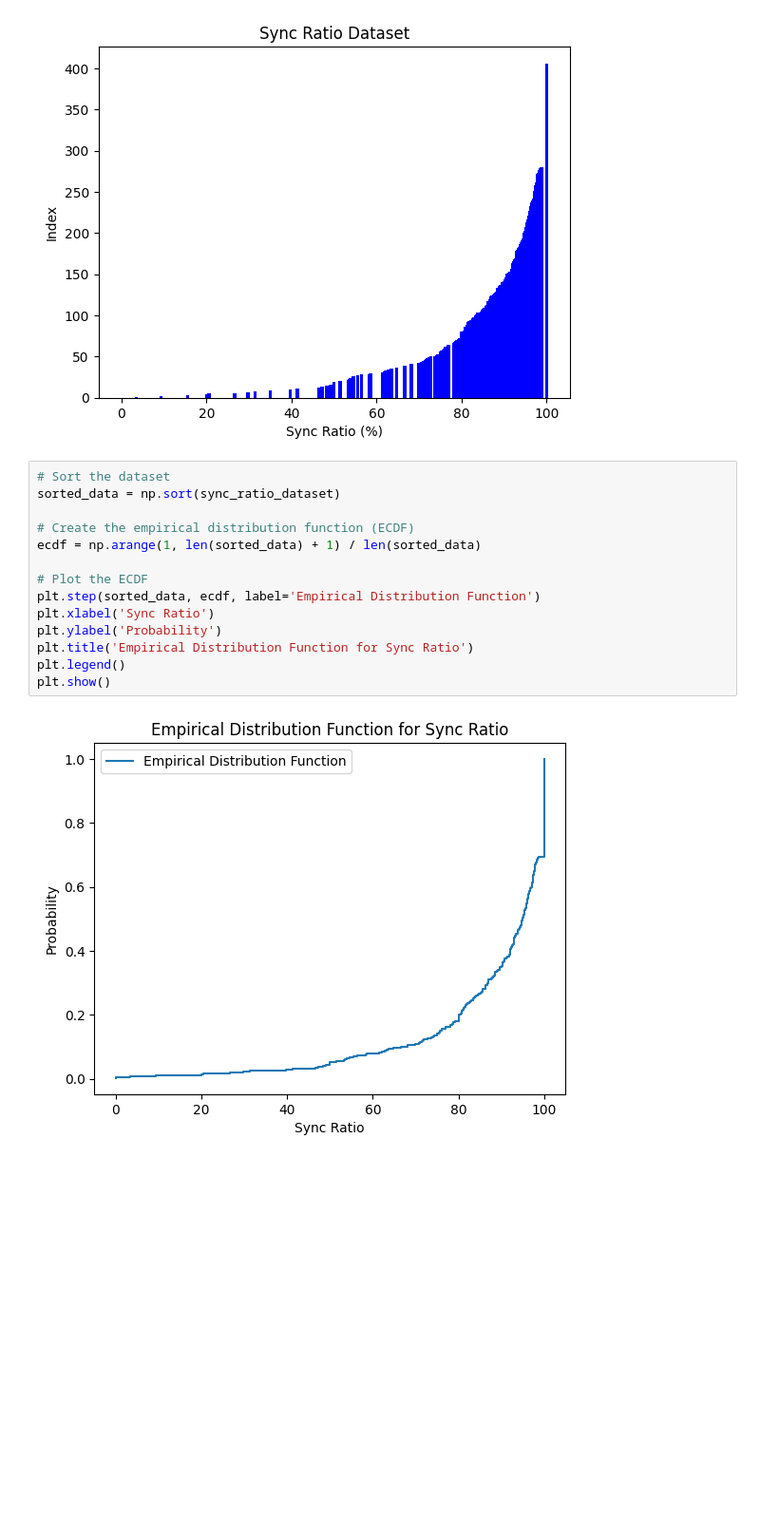
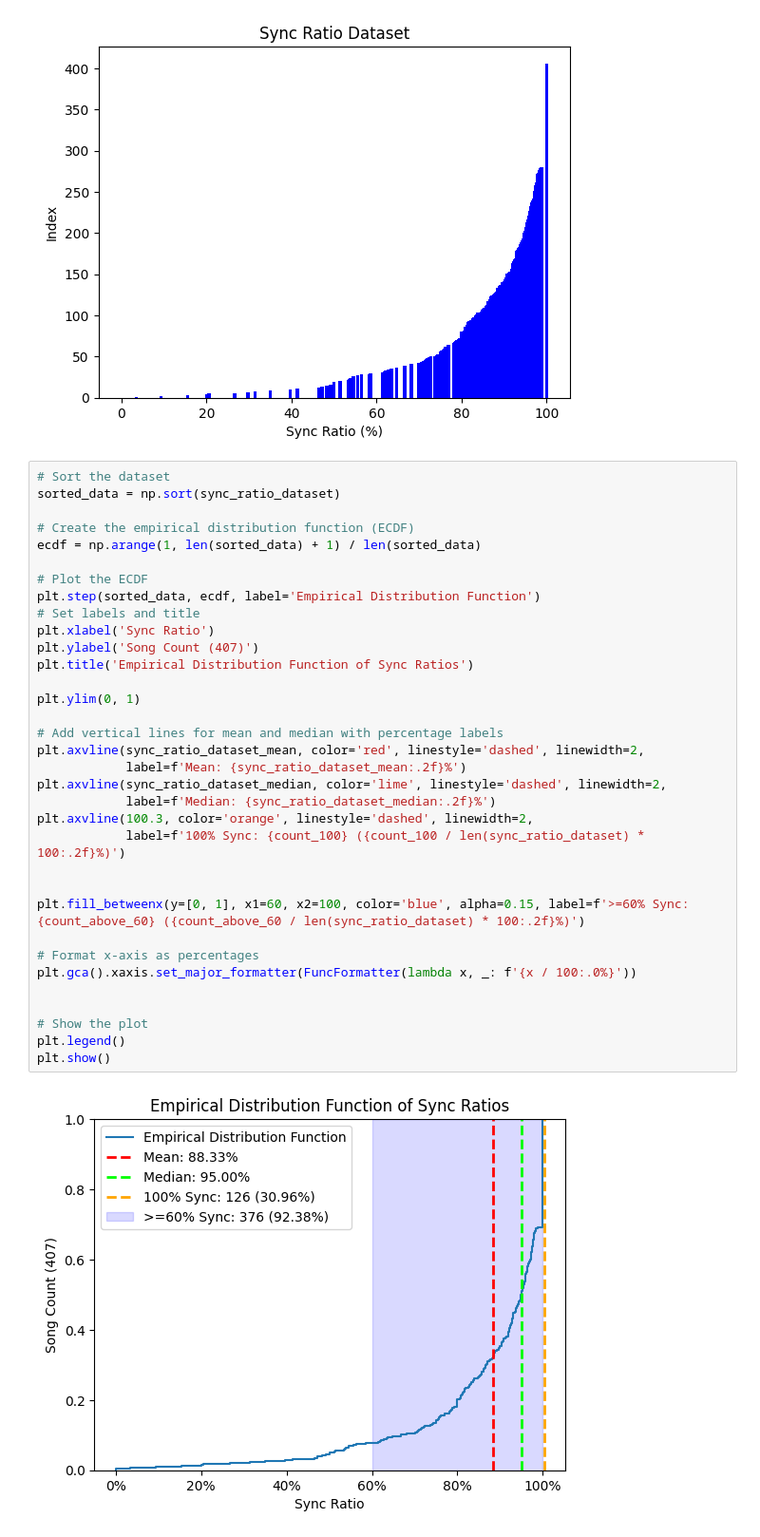
Before and after one commit to simonroedig/ChordSync_Study, a Jupyter notebook: algorithm_analysis.ipynb, the cells around one changed output. Shown at 95% size. Drawn from its saved outputs; the diff is of its cells as text; blank space fills up the shorter version.

```diff
--- a/algorithm_analysis.ipynb
+++ b/algorithm_analysis.ipynb
@@ -82,16 +212,36 @@ plt.show()
 # %%
 # Sort the dataset
 sorted_data = np.sort(sync_ratio_dataset)
 
 # Create the empirical distribution function (ECDF)
 ecdf = np.arange(1, len(sorted_data) + 1) / len(sorted_data)
 
 # Plot the ECDF
 plt.step(sorted_data, ecdf, label='Empirical Distribution Function')
+# Set labels and title
 plt.xlabel('Sync Ratio')
-plt.ylabel('Probability')
-plt.title('Empirical Distribution Function for Sync Ratio')
+plt.ylabel('Song Count (407)')
+plt.title('Empirical Distribution Function of Sync Ratios')
+
+plt.ylim(0, 1)
+
+# Add vertical lines for mean and median with percentage labels
+plt.axvline(sync_ratio_dataset_mean, color='red', linestyle='dashed', linewidth=2,
+            label=f'Mean: {sync_ratio_dataset_mean:.2f}%')
+plt.axvline(sync_ratio_dataset_median, color='lime', linestyle='dashed', linewidth=2,
+            label=f'Median: {sync_ratio_dataset_median:.2f}%')
+plt.axvline(100.3, color='orange', linestyle='dashed', linewidth=2,
+            label=f'100% Sync: {count_100} ({count_100 / len(sync_ratio_dataset) * 100:.2f}%)')
+
+
+plt.fill_betweenx(y=[0, 1], x1=60, x2=100, color='blue', alpha=0.15, label=f'>=60% Sync: {count_above_60} ({count_above_60 / len(sync_ratio_dataset) * 100:.2f}%)')
+
+# Format x-axis as percentages
+plt.gca().xaxis.set_major_formatter(FuncFormatter(lambda x, _: f'{x / 100:.0%}'))
+
+
+# Show the plot
 plt.legend()
 plt.show()
 # %% [output]
-[figure, old version]
+[figure, new version]
```
Also changed, not shown: parts of 6 cells of this notebook, 6 other files.
